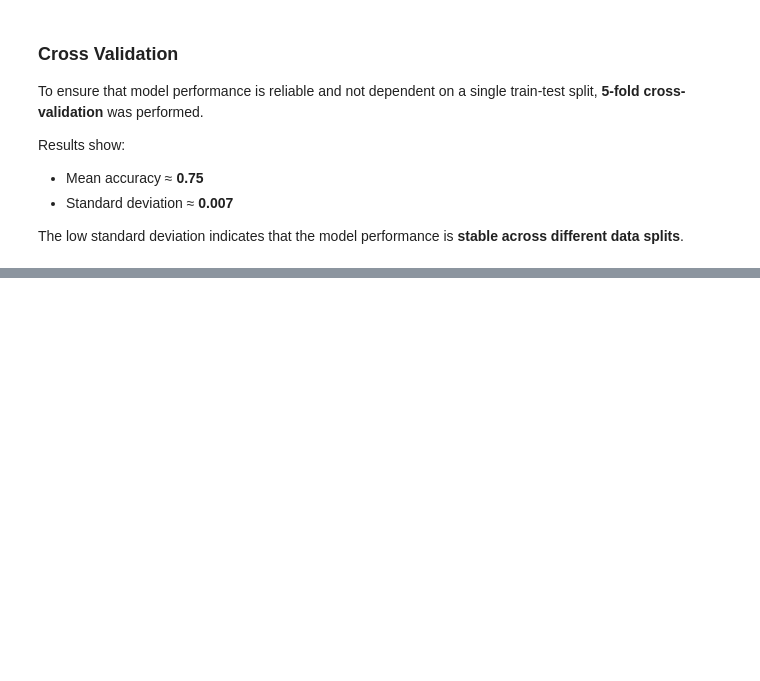
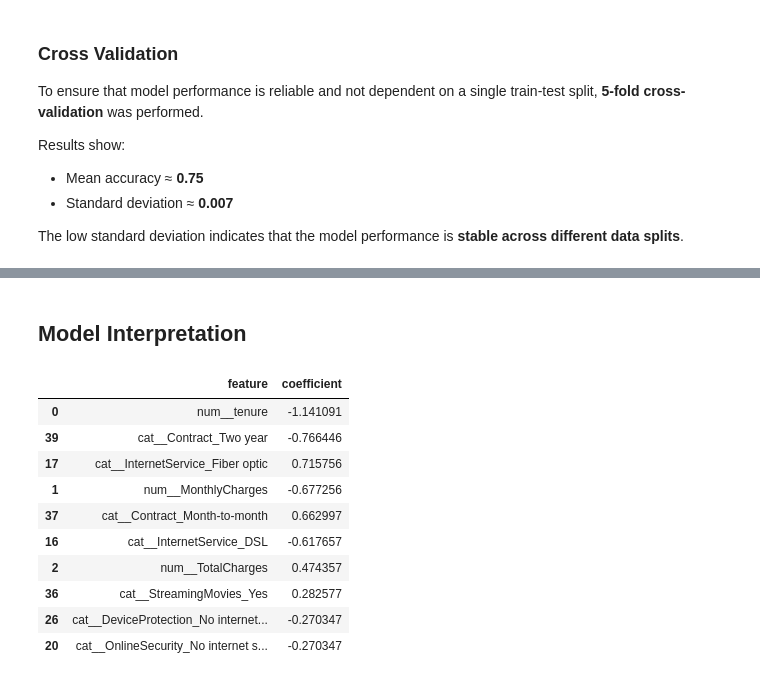
Before and after one commit to codewith-krishh/Customer-Churn-prediction, a Jupyter notebook: main.ipynb, the cells around one changed output, grey strips where cells are left out. Cells and saved outputs as stored; diff of their text form; code cells hidden in the pictures; blank space fills up the shorter version.

```diff
--- a/main.ipynb
+++ b/main.ipynb
@@ -429,0 +388,24 @@ Therefore, **Balanced Logistic Regression is the most suitable model for this pr
+# %% [markdown]
+## Model Interpretation
+# %%
+feature_names = model.named_steps["preprocessor"].get_feature_names_out()
+coefficients = model.named_steps["classifier"].coef_[0]
+
+coef_df = pd.DataFrame({
+    "feature": feature_names,
+    "coefficient": coefficients
+}).sort_values(by="coefficient", key=abs, ascending=False)
+
+coef_df.head(10)
+# %% [output]
+|  | feature | coefficient |
+| 0 | num__tenure | -1.141091 |
+| 39 | cat__Contract_Two year | -0.766446 |
+| 17 | cat__InternetService_Fiber optic | 0.715756 |
+| 1 | num__MonthlyCharges | -0.677256 |
+| 37 | cat__Contract_Month-to-month | 0.662997 |
+| 16 | cat__InternetService_DSL | -0.617657 |
+| 2 | num__TotalCharges | 0.474357 |
+| 36 | cat__StreamingMovies_Yes | 0.282577 |
+| 26 | cat__DeviceProtection_No internet... | -0.270347 |
+| 20 | cat__OnlineSecurity_No internet s... | -0.270347 |
```
Also changed, not shown: parts of 16 cells of this notebook.
